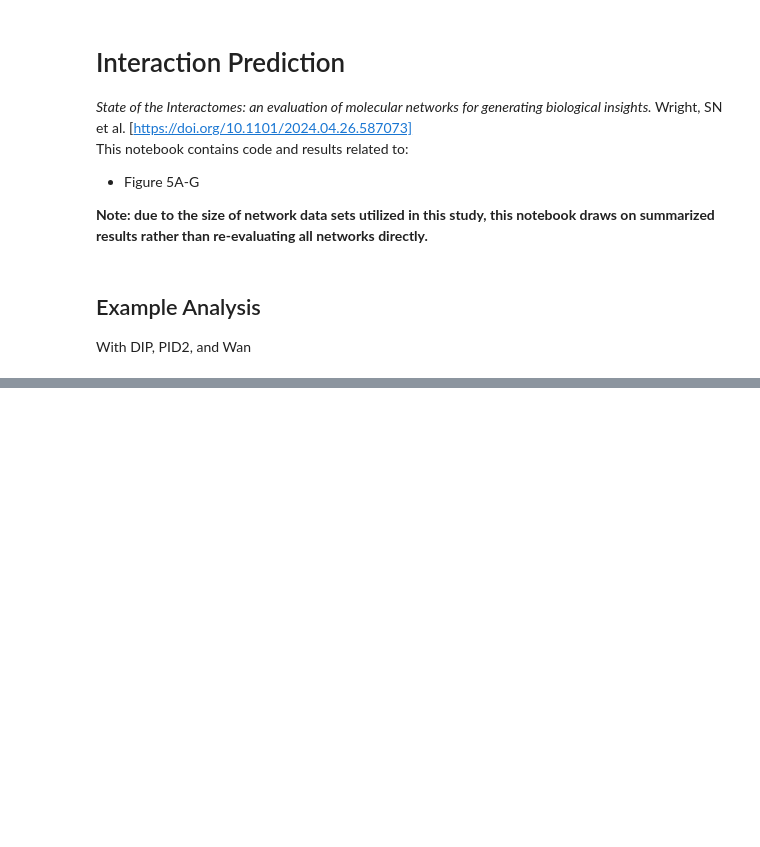
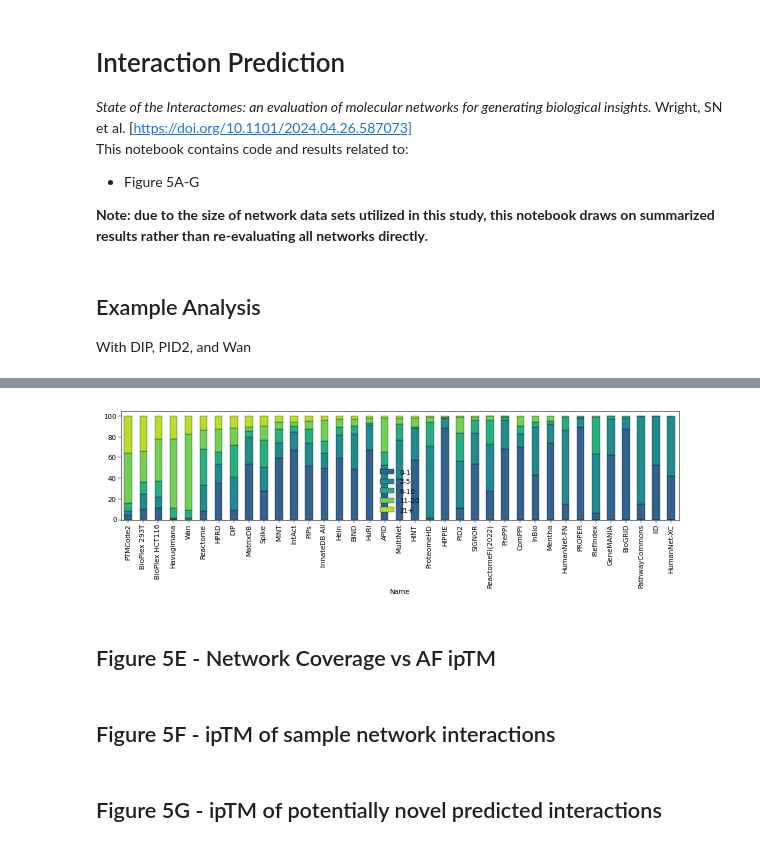
Before and after one commit to sarah-n-wright/Network_Evaluation_Tools, a Jupyter notebook: StateOfTheInteractomes_Notebooks/5_Interaction_Prediction.ipynb, the cells around one changed output, grey strips where cells are left out. Cells and saved outputs as stored; diff of their text form; code cells hidden in the pictures; blank space fills up the shorter version.

```diff
--- a/StateOfTheInteractomes_Notebooks/5_Interaction_Prediction.ipynb
+++ b/StateOfTheInteractomes_Notebooks/5_Interaction_Prediction.ipynb
@@ -74,0 +248,10 @@ Failed: 20
+# %%
+_ = plot_coverage_stats(coverage_df[coverage_df.method=='MPS'])
+# %% [output]
+[figure, added]
+# %% [markdown]
+## Figure 5E - Network Coverage vs AF ipTM
+# %% [markdown]
+## Figure 5F - ipTM of sample network interactions
+# %% [markdown]
+## Figure 5G - ipTM of potentially novel predicted interactions
```
Also changed, not shown: parts of 18 cells of this notebook.
